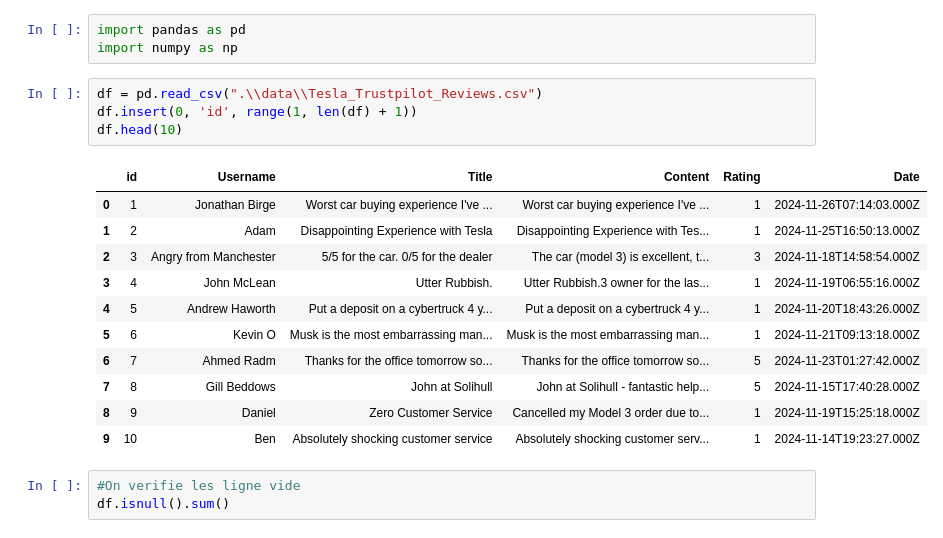
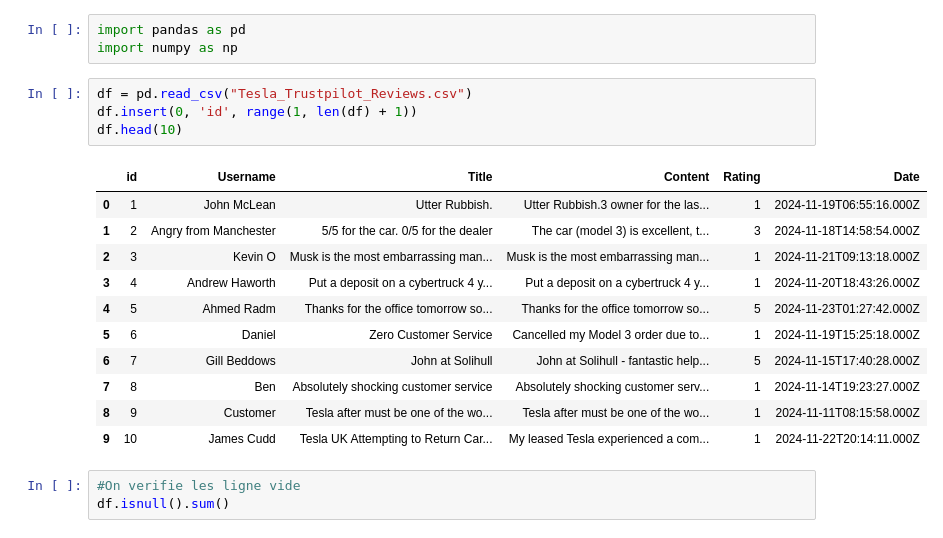
Before and after one commit to adamowski13/scrapping_reviews, a Jupyter notebook: treûtation anlysis finam version.ipynb, the cells around one changed output. Saved outputs shown, nothing was run; the diff lists cells and outputs as text.

```diff
--- a/treûtation anlysis finam version.ipynb
+++ b/treûtation anlysis finam version.ipynb
@@ -2,21 +2,21 @@
 import pandas as pd
 import numpy as np
 # %%
-df = pd.read_csv(".\\data\\Tesla_Trustpilot_Reviews.csv")
+df = pd.read_csv("Tesla_Trustpilot_Reviews.csv")
 df.insert(0, 'id', range(1, len(df) + 1))
 df.head(10)
 # %% [output]
 |  | id | Username | Title | Content | Rating | Date |
-| 0 | 1 | Jonathan Birge | Worst car buying experience I've ... | Worst car buying experience I've ... | 1 | 2024-11-26T07:14:03.000Z |
-| 1 | 2 | Adam | Disappointing Experience with Tesla | Disappointing Experience with Tes... | 1 | 2024-11-25T16:50:13.000Z |
-| 2 | 3 | Angry from Manchester | 5/5 for the car. 0/5 for the dealer | The car (model 3) is excellent, t... | 3 | 2024-11-18T14:58:54.000Z |
-| 3 | 4 | John McLean | Utter Rubbish. | Utter Rubbish.3 owner for the las... | 1 | 2024-11-19T06:55:16.000Z |
-| 4 | 5 | Andrew Haworth | Put a deposit on a cybertruck 4 y... | Put a deposit on a cybertruck 4 y... | 1 | 2024-11-20T18:43:26.000Z |
-| 5 | 6 | Kevin O | Musk is the most embarrassing man... | Musk is the most embarrassing man... | 1 | 2024-11-21T09:13:18.000Z |
-| 6 | 7 | Ahmed Radm | Thanks for the office tomorrow so... | Thanks for the office tomorrow so... | 5 | 2024-11-23T01:27:42.000Z |
-| 7 | 8 | Gill Beddows | John at Solihull | John at Solihull - fantastic help... | 5 | 2024-11-15T17:40:28.000Z |
-| 8 | 9 | Daniel | Zero Customer Service | Cancelled my Model 3 order due to... | 1 | 2024-11-19T15:25:18.000Z |
-| 9 | 10 | Ben | Absolutely shocking customer service | Absolutely shocking customer serv... | 1 | 2024-11-14T19:23:27.000Z |
+| 0 | 1 | John McLean | Utter Rubbish. | Utter Rubbish.3 owner for the las... | 1 | 2024-11-19T06:55:16.000Z |
+| 1 | 2 | Angry from Manchester | 5/5 for the car. 0/5 for the dealer | The car (model 3) is excellent, t... | 3 | 2024-11-18T14:58:54.000Z |
+| 2 | 3 | Kevin O | Musk is the most embarrassing man... | Musk is the most embarrassing man... | 1 | 2024-11-21T09:13:18.000Z |
+| 3 | 4 | Andrew Haworth | Put a deposit on a cybertruck 4 y... | Put a deposit on a cybertruck 4 y... | 1 | 2024-11-20T18:43:26.000Z |
+| 4 | 5 | Ahmed Radm | Thanks for the office tomorrow so... | Thanks for the office tomorrow so... | 5 | 2024-11-23T01:27:42.000Z |
+| 5 | 6 | Daniel | Zero Customer Service | Cancelled my Model 3 order due to... | 1 | 2024-11-19T15:25:18.000Z |
+| 6 | 7 | Gill Beddows | John at Solihull | John at Solihull - fantastic help... | 5 | 2024-11-15T17:40:28.000Z |
+| 7 | 8 | Ben | Absolutely shocking customer service | Absolutely shocking customer serv... | 1 | 2024-11-14T19:23:27.000Z |
+| 8 | 9 | Customer | Tesla after must be one of the wo... | Tesla after must be one of the wo... | 1 | 2024-11-11T08:15:58.000Z |
+| 9 | 10 | James Cudd | Tesla UK Attempting to Return Car... | My leased Tesla experienced a com... | 1 | 2024-11-22T20:14:11.000Z |
 # %%
 #On verifie les ligne vide
 df.isnull().sum()
```
Also changed, not shown: parts of 1 cell of this notebook, 6 other files.
